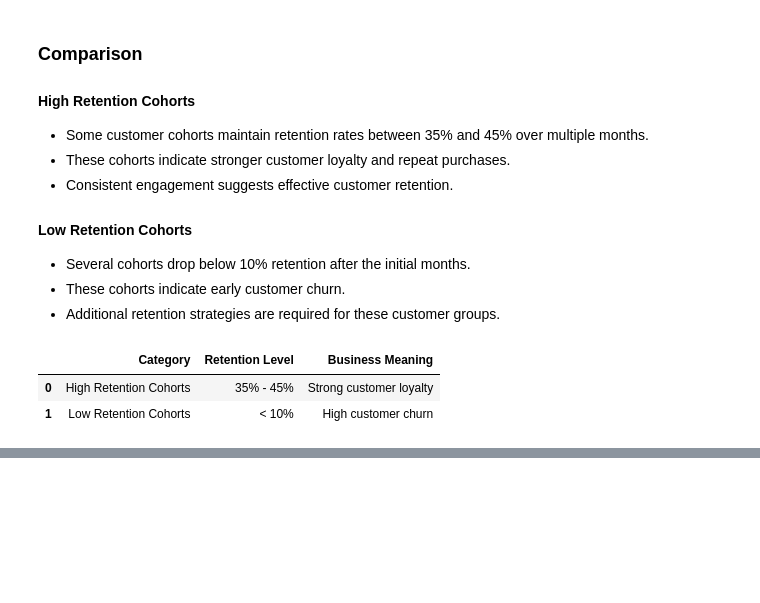
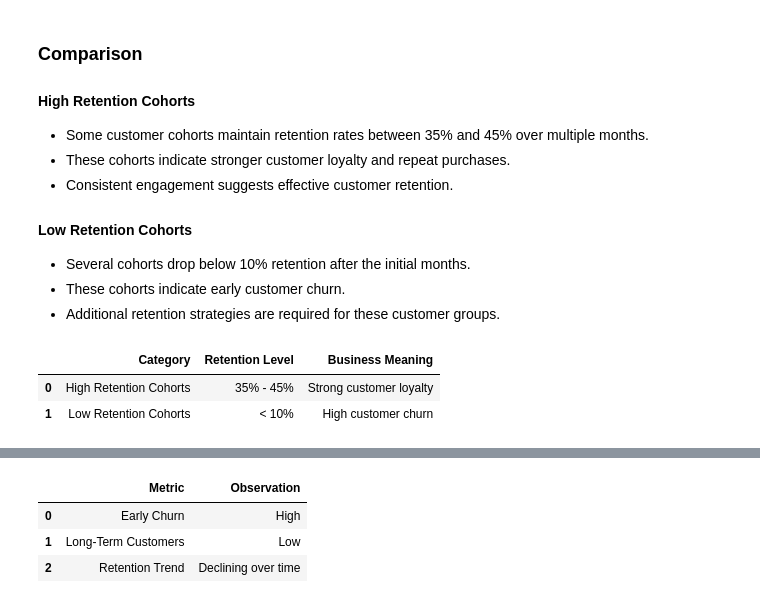
Before and after one commit to dharani-malla/Cohort-Retention-CLTV-Analysis, a Jupyter notebook: Week4_Customer Retention Analysis.ipynb, the cells around one changed output, grey strips where cells are left out. Drawn from its saved outputs; the diff is of its cells as text; code cells hidden in the pictures; blank space fills up the shorter version.

Commit message:
feat: identify customer churn patterns
- Added customer churn pattern analysis
- Identified early churn behavior
- Created churn summary table
- Documented business impact of customer churn

```diff
--- a/Week4_Customer Retention Analysis.ipynb
+++ b/Week4_Customer Retention Analysis.ipynb
@@ -130,0 +143,20 @@ comparison
+# %%
+churn_summary = pd.DataFrame({
+    "Metric": [
+        "Early Churn",
+        "Long-Term Customers",
+        "Retention Trend"
+    ],
+    "Observation": [
+        "High",
+        "Low",
+        "Declining over time"
+    ]
+})
+
+churn_summary
+# %% [output]
+|  | Metric | Observation |
+| 0 | Early Churn | High |
+| 1 | Long-Term Customers | Low |
+| 2 | Retention Trend | Declining over time |
```
Also changed, not shown: parts of 2 cells of this notebook.
